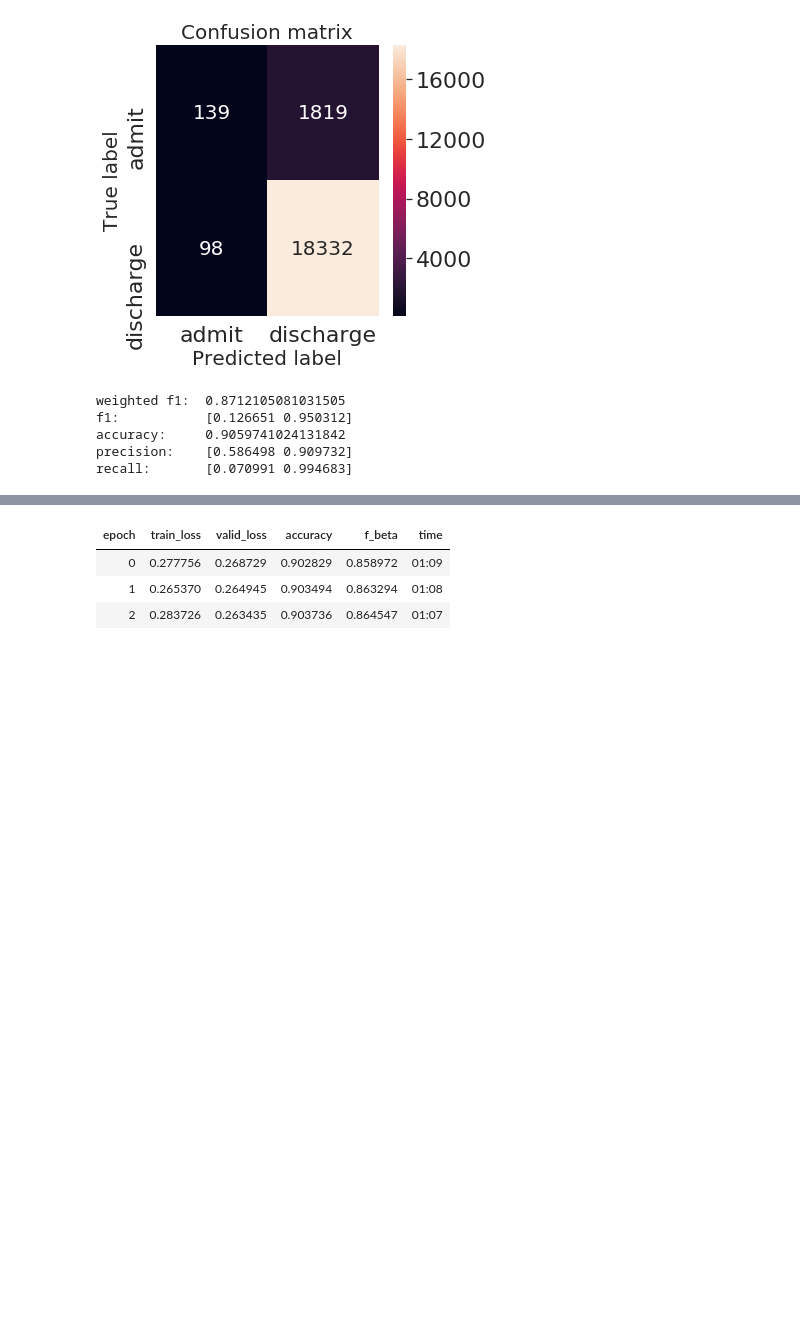
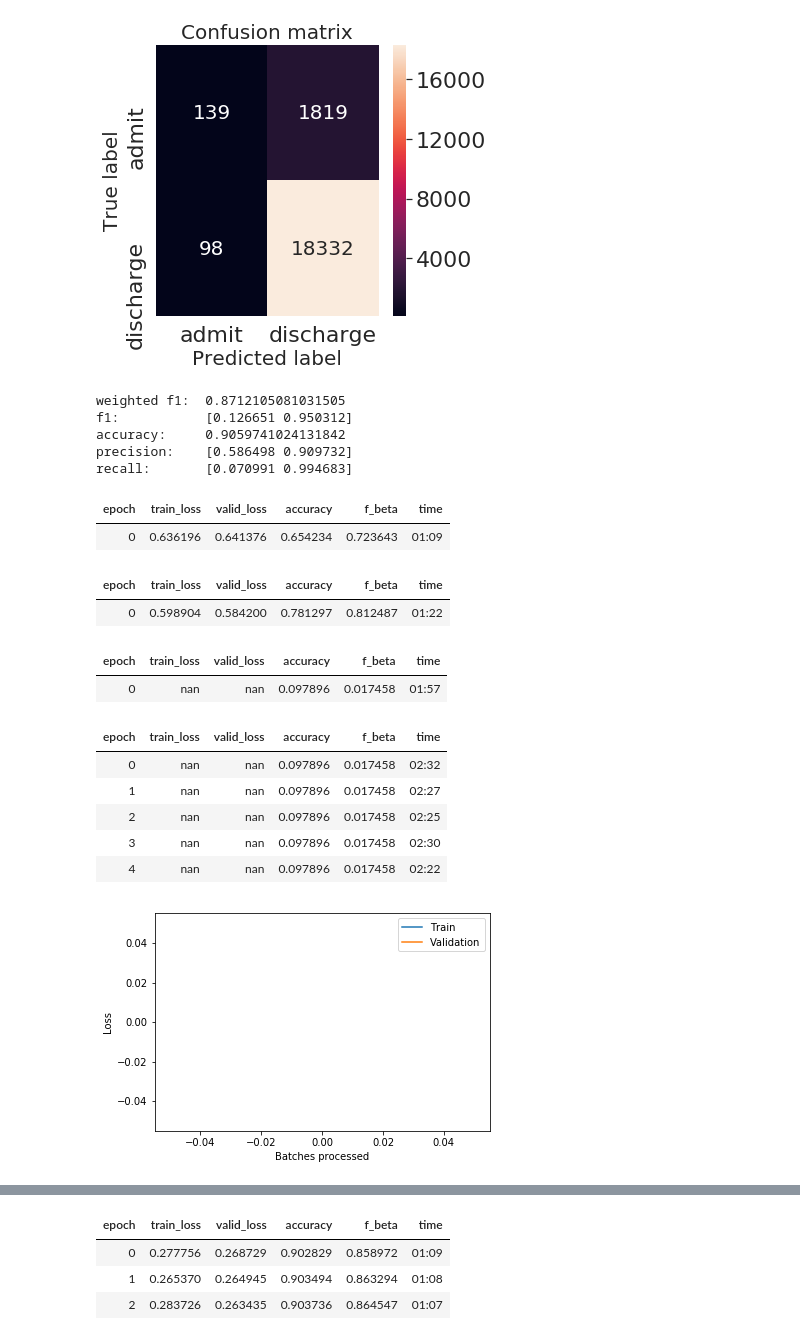
Before and after one commit to Jaskolk/ed-triage, a Jupyter notebook: ED_triage_sentiment_v4.ipynb, the cells around one changed output, grey strips where cells are left out. Saved outputs shown, nothing was run; the diff lists cells and outputs as text; code cells hidden in the pictures; blank space fills up the shorter version.

```diff
--- a/ED_triage_sentiment_v4.ipynb
+++ b/ED_triage_sentiment_v4.ipynb
@@ -168,3 +210,19 @@ precision:    [0.586498 0.909732]
 recall:       [0.070991 0.994683]
 # %%
 sent_learn.save(path + '/models/edsentv4')
+# %%
+sent_learn_b = train_triage_classifier('edsent_v4_enc_bwd', datac = data_clas_bwd, num_cycles = 1, lr = 1e-5)
+# %% [output]
+| epoch | train_loss | valid_loss | accuracy | f_beta | time |
+| 0 | 0.636196 | 0.641376 | 0.654234 | 0.723643 | 01:09 |
+| epoch | train_loss | valid_loss | accuracy | f_beta | time |
+| 0 | 0.598904 | 0.584200 | 0.781297 | 0.812487 | 01:22 |
+| epoch | train_loss | valid_loss | accuracy | f_beta | time |
+| 0 | nan | nan | 0.097896 | 0.017458 | 01:57 |
+| epoch | train_loss | valid_loss | accuracy | f_beta | time |
+| 0 | nan | nan | 0.097896 | 0.017458 | 02:32 |
+| 1 | nan | nan | 0.097896 | 0.017458 | 02:27 |
+| 2 | nan | nan | 0.097896 | 0.017458 | 02:25 |
+| 3 | nan | nan | 0.097896 | 0.017458 | 02:30 |
+| 4 | nan | nan | 0.097896 | 0.017458 | 02:22 |
+[figure, added]
```
Also changed, not shown: parts of 25 cells of this notebook.
